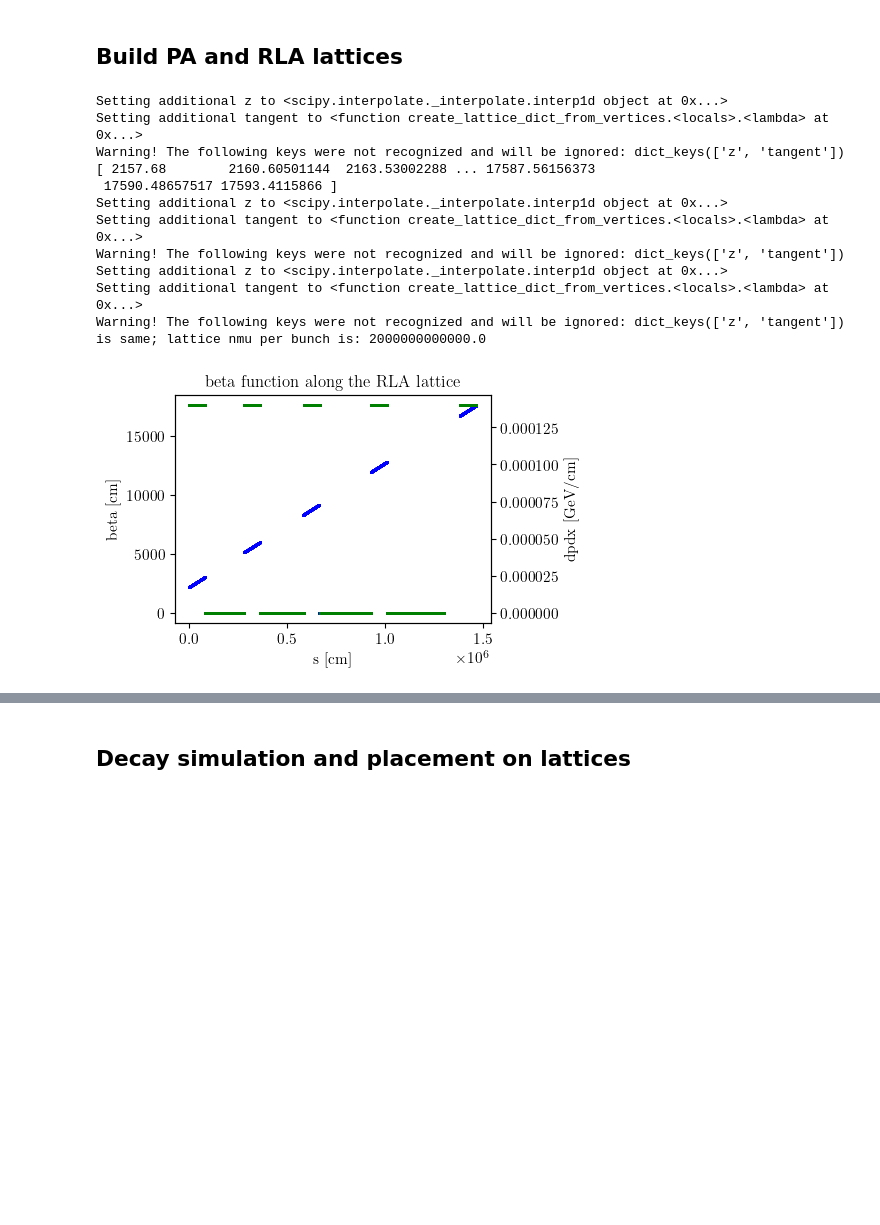
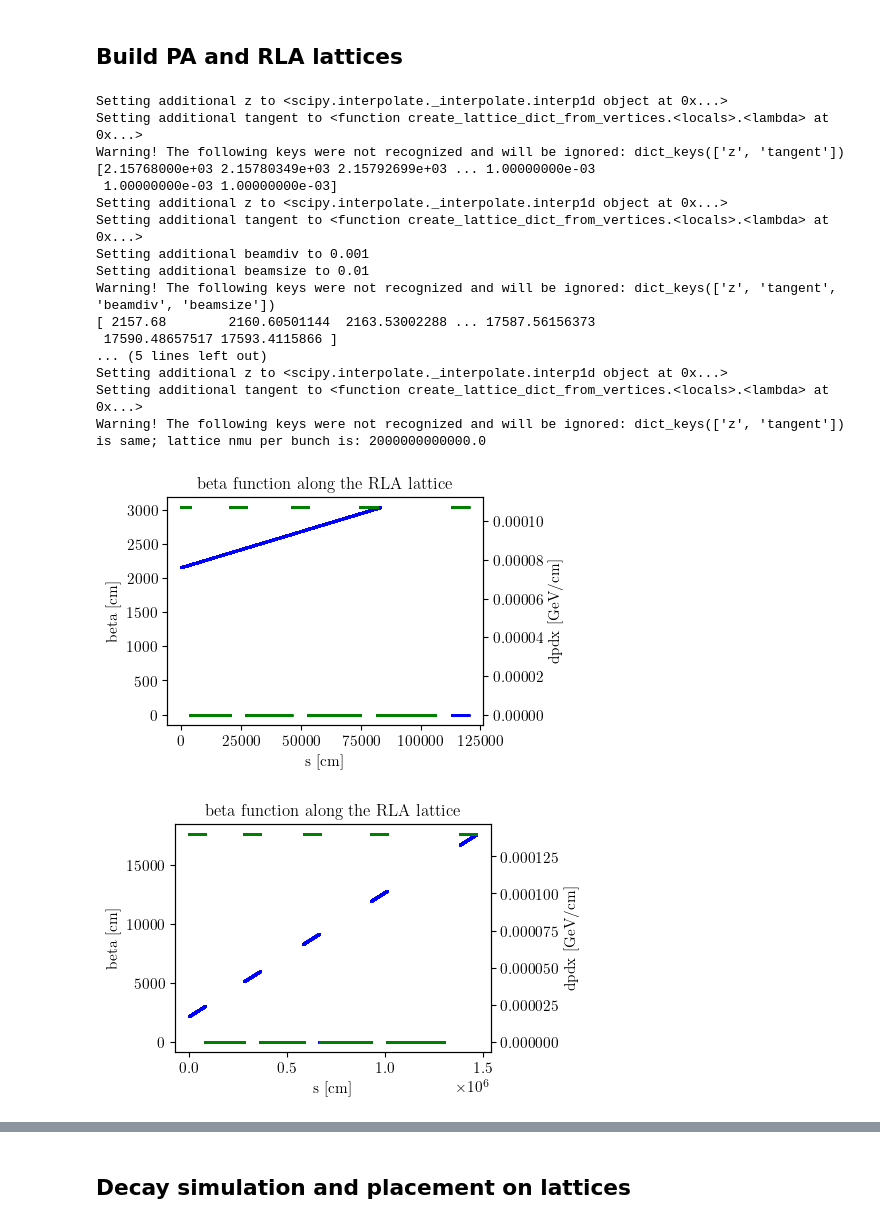
Before and after one commit to jchoi55/MINT, a Jupyter notebook: main_RLA_studies.ipynb, the cells around one changed output, grey strips where cells are left out. Drawn from its saved outputs; the diff is of its cells as text; code cells hidden in the pictures; blank space fills up the shorter version.

```diff
--- a/main_RLA_studies.ipynb
+++ b/main_RLA_studies.ipynb
@@ -19,50 +20,73 @@ pa_lattice = lt.create_straight_lattice(
     total_length=160e2,
     n_elements=100_000,
     p0_injected=0.225,
-    p0_ejected=5.0,
+    p0_ejected=1.25,
     beamdiv=1e-3,
     beamdiv_z=1e-2,
     beamsize=1.0,
     Nmu_per_bunch=2e12,
 )
 
-# RLA
-rla_lattice = lt.create_RLA_lattice(
-    name="RLA",
-    short_name="rla",
+# RLA1
+rla_lattice1 = lt.create_RLA_lattice(
+    name="RLA1",
+    short_name="rla1",
+    straight_length=70e2,
+    n_elements=100_000,
+    p0_injection=1.25,
+    dp_dx_LA=0.75/70e2,
+    beamdiv_z=1e-2,
+    beamdiv=1e-3,
+    beamsize=1e-2,
+    half=True,
+    Nmu_per_bunch=2e12,
+)
+
+# RLA2
+rla_lattice2 = lt.create_RLA_lattice(
+    name="RLA2",
+    short_name="rla2",
     straight_length=829e2,
     n_elements=100_000,
     p0_injection=5.0,
     dp_dx_LA=11.6 / 829e2,
     beamdiv_z=1e-2,
+    beamdiv=1e-3,
+    beamsize=1e-2,
     half=False,
     Nmu_per_bunch=2e12,
 )
 
 # Optional: PA + RLA combined machine
 combined_lattice = lt.append_lattices(
     pa_lattice,
-    rla_lattice,
+    rla_lattice2,
     vert_shift=0.0,
     hor_shift=20e2,
     RLA=False,
     p0_injection=0.225,
     Nmu_per_bunch_inj=2e12,
 )
 # %% [output]
 Setting additional z to <scipy.interpolate._interpolate.interp1d object at 0x...>
 Setting additional tangent to <function create_lattice_dict_from_vertices.<locals>.<lambda> at 0x...>
 Warning! The following keys were not recognized and will be ignored: dict_keys(['z', 'tangent'])
+[2.15768000e+03 2.15780349e+03 2.15792699e+03 ... 1.00000000e-03
+ 1.00000000e-03 1.00000000e-03]
+Setting additional z to <scipy.interpolate._interpolate.interp1d object at 0x...>
+Setting additional tangent to <function create_lattice_dict_from_vertices.<locals>.<lambda> at 0x...>
+Setting additional beamdiv to 0.001
+Setting additional beamsize to 0.01
+Warning! The following keys were not recognized and will be ignored: dict_keys(['z', 'tangent', 'beamdiv', 'beamsize'])
 [ 2157.68        2160.60501144  2163.53002288 ... 17587.56156373
  17590.48657517 17593.4115866 ]
-Setting additional z to <scipy.interpolate._interpolate.interp1d object at 0x...>
-Setting additional tangent to <function create_lattice_dict_from_vertices.<locals>.<lambda> at 0x...>
-Warning! The following keys were not recognized and will be ignored: dict_keys(['z', 'tangent'])
+... (5 lines left out)
 Setting additional z to <scipy.interpolate._interpolate.interp1d object at 0x...>
 Setting additional tangent to <function create_lattice_dict_from_vertices.<locals>.<lambda> at 0x...>
 Warning! The following keys were not recognized and will be ignored: dict_keys(['z', 'tangent'])
 is same; lattice nmu per bunch is: 2000000000000.0
-[figure, old version]
+[figure, new version]
+[figure, added]
 # %%
 def _as_curve(values, u):
 
```
Also changed, not shown: parts of 6 cells of this notebook, 18 other files.
